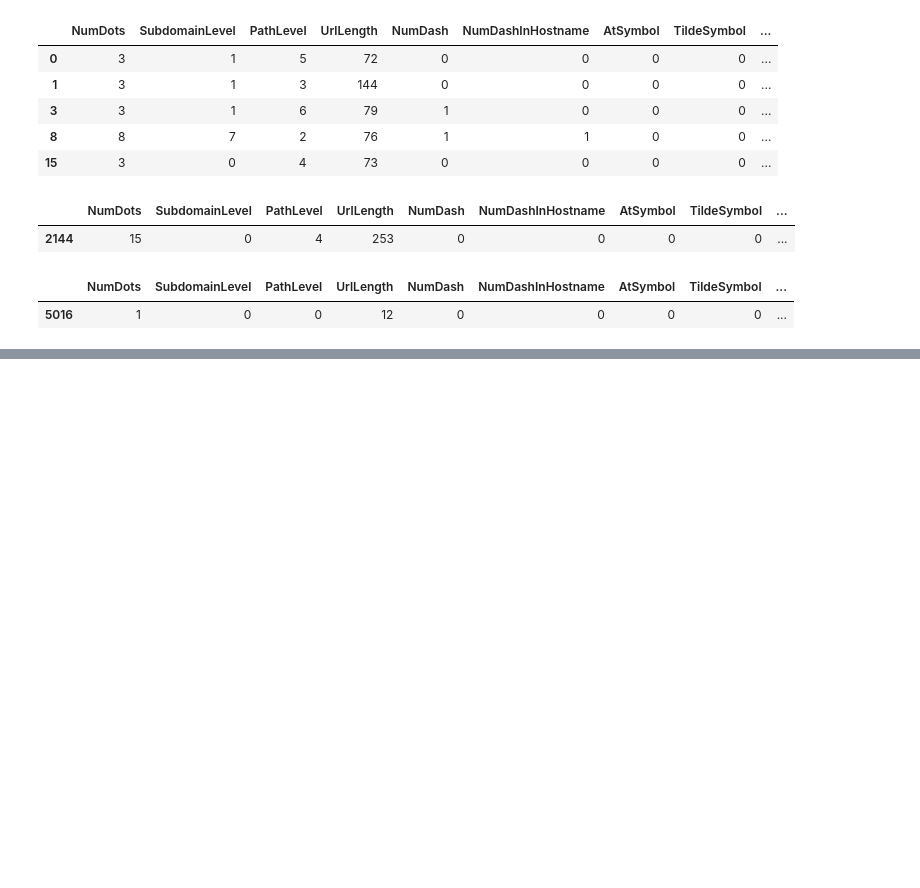
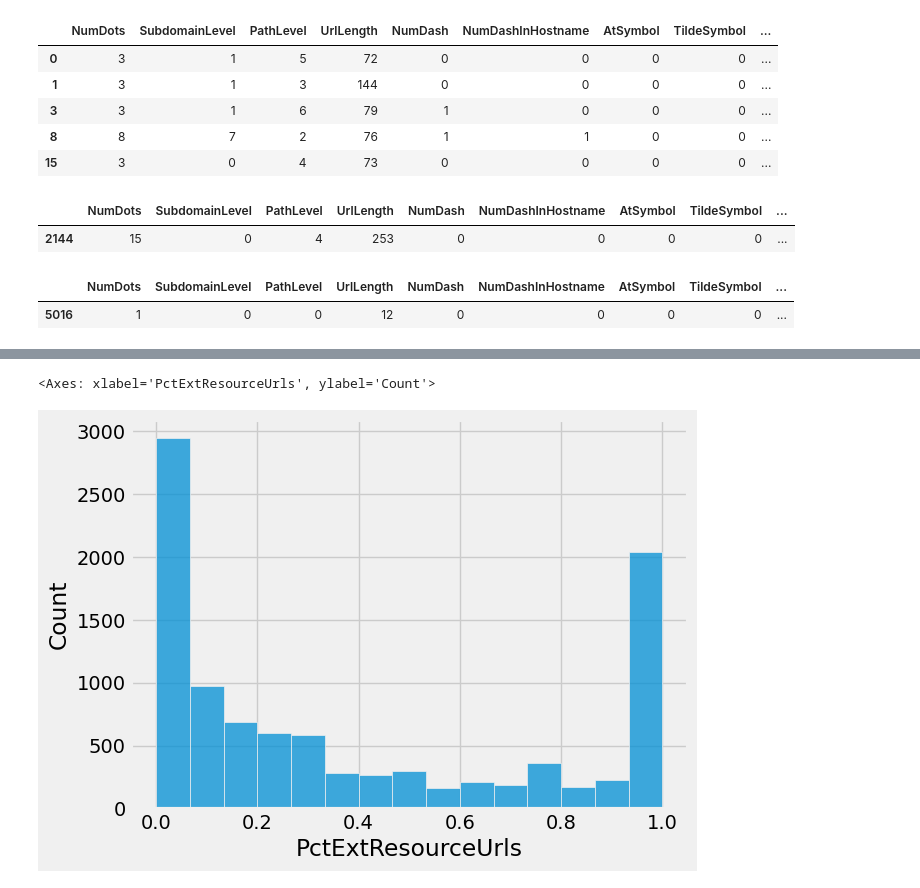
Before and after one commit to QaziSaim/Phishing-Domain-Detection, a Jupyter notebook: notebook/PhishingClassifierProject.ipynb, the cells around one changed output, grey strips where cells are left out. Drawn from its saved outputs; the diff is of its cells as text; code cells hidden in the pictures; blank space fills up the shorter version.

Commit message:
histplot added

```diff
--- a/notebook/PhishingClassifierProject.ipynb
+++ b/notebook/PhishingClassifierProject.ipynb
@@ -384,0 +386,5 @@ Name: count, dtype: int64
+# %%
+sns.histplot(df["PctExtResourceUrls"])
+# %% [output]
+<Axes: xlabel='PctExtResourceUrls', ylabel='Count'>
+[figure, added]
```
Also changed, not shown: parts of 6 cells of this notebook.
